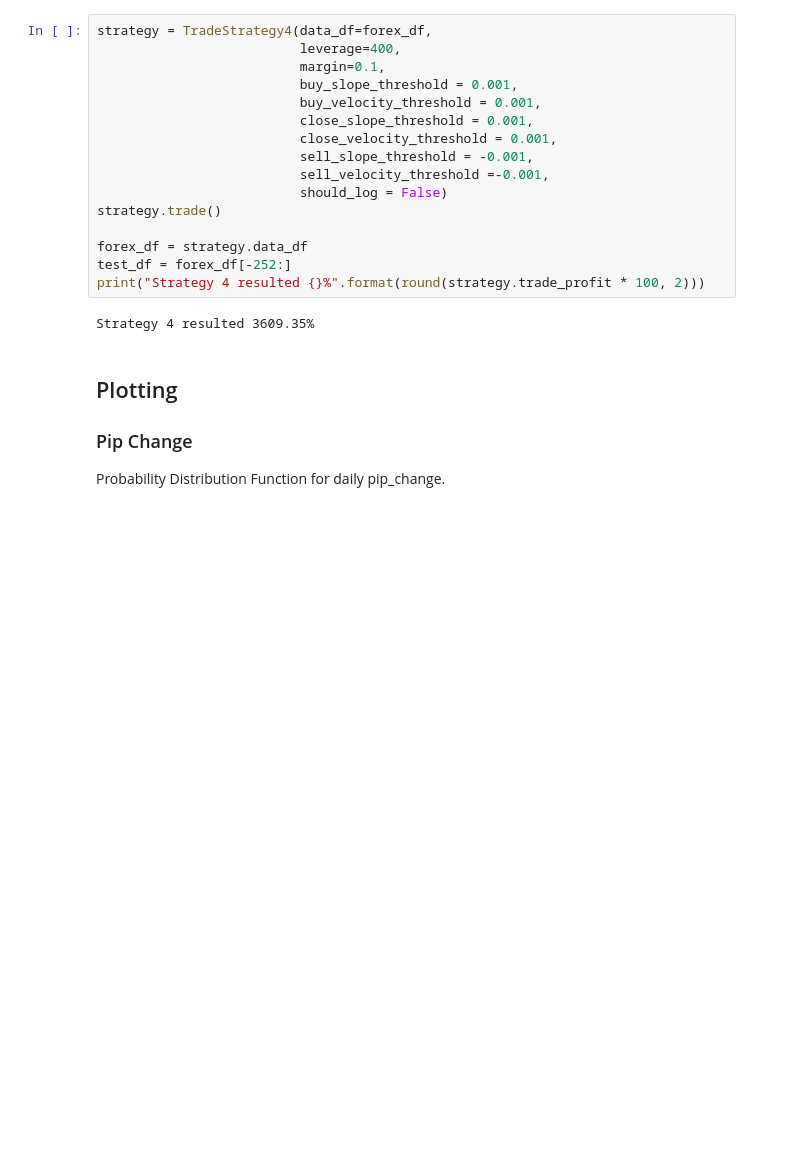
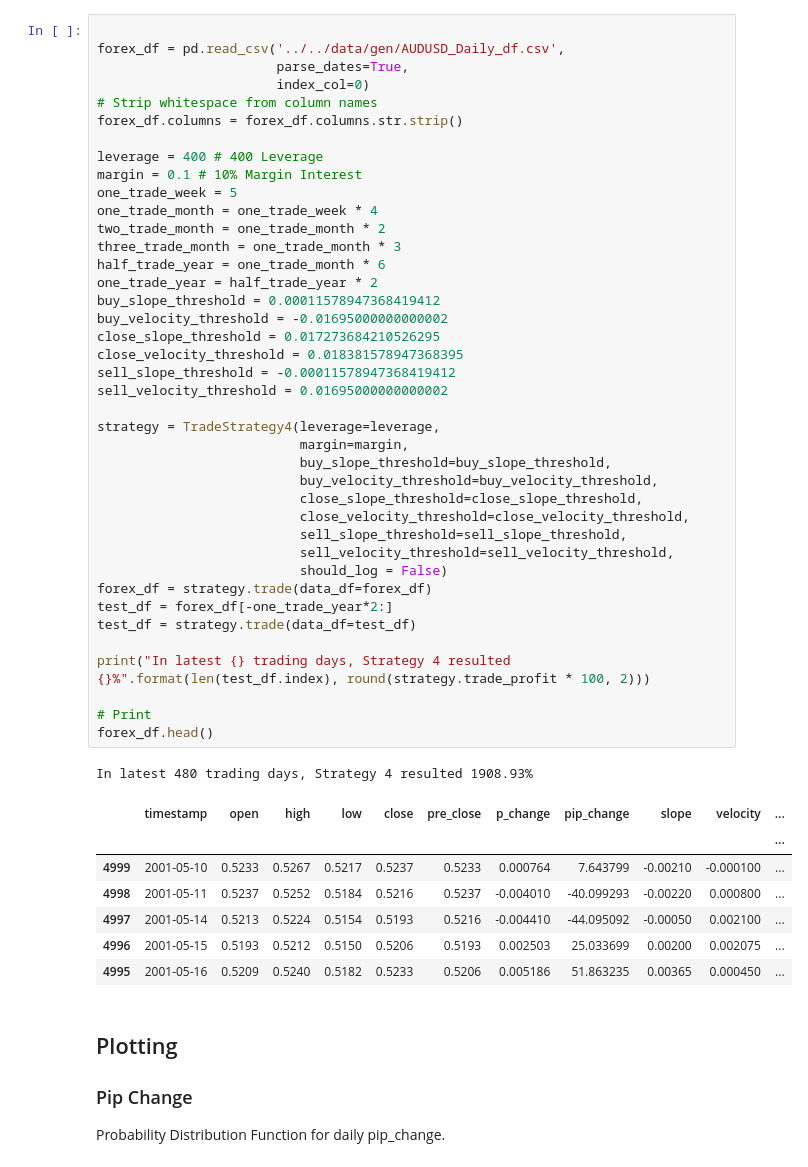
Before and after one commit to jacktator/QuantTrading_Py, a Jupyter notebook: alpha/strategies/strategy_4_pd.ipynb, the cells around one changed output. Cells and saved outputs as stored; diff of their text form; blank space fills up the shorter version.

```diff
--- a/alpha/strategies/strategy_4_pd.ipynb
+++ b/alpha/strategies/strategy_4_pd.ipynb
@@ -223,21 +191,52 @@ forex_df.head()
-# %%
-strategy = TradeStrategy4(data_df=forex_df,
-                          leverage=400,
-                          margin=0.1,
-                          buy_slope_threshold = 0.001,
-                          buy_velocity_threshold = 0.001,
-                          close_slope_threshold = 0.001,
-                          close_velocity_threshold = 0.001,
-                          sell_slope_threshold = -0.001,
-                          sell_velocity_threshold =-0.001,
-                          should_log = False)
-strategy.trade()
-
-forex_df = strategy.data_df
-test_df = forex_df[-252:]
-print("Strategy 4 resulted {}%".format(round(strategy.trade_profit * 100, 2)))
-# %% [output]
-Strategy 4 resulted 3609.35%
+# %%
+
+forex_df = pd.read_csv('../../data/gen/AUDUSD_Daily_df.csv',
+                       parse_dates=True,
+                       index_col=0)
+# Strip whitespace from column names
+forex_df.columns = forex_df.columns.str.strip()
+
+leverage = 400 # 400 Leverage
+margin = 0.1 # 10% Margin Interest
+one_trade_week = 5
+one_trade_month = one_trade_week * 4
+two_trade_month = one_trade_month * 2
+three_trade_month = one_trade_month * 3
+half_trade_year = one_trade_month * 6
+one_trade_year = half_trade_year * 2
+buy_slope_threshold = 0.00011578947368419412
+buy_velocity_threshold = -0.01695000000000002
+close_slope_threshold = 0.017273684210526295
+close_velocity_threshold = 0.018381578947368395
+sell_slope_threshold = -0.00011578947368419412
+sell_velocity_threshold = 0.01695000000000002
+
+strategy = TradeStrategy4(leverage=leverage,
+                          margin=margin,
+                          buy_slope_threshold=buy_slope_threshold,
+                          buy_velocity_threshold=buy_velocity_threshold,
+                          close_slope_threshold=close_slope_threshold,
+                          close_velocity_threshold=close_velocity_threshold,
+                          sell_slope_threshold=sell_slope_threshold,
+                          sell_velocity_threshold=sell_velocity_threshold,
+                          should_log = False)
+forex_df = strategy.trade(data_df=forex_df)
+test_df = forex_df[-one_trade_year*2:]
+test_df = strategy.trade(data_df=test_df)
+
+print("In latest {} trading days, Strategy 4 resulted {}%".format(len(test_df.index), round(strategy.trade_profit * 100, 2)))
+
+# Print
+forex_df.head()
+# %% [output]
+In latest 480 trading days, Strategy 4 resulted 1908.93%
+|  | timestamp | open | high | low | close | pre_close | p_change | pip_change | slope | velocity | ... |
+|  |  |  |  |  |  |  |  |  |  |  | ... |
+| 4999 | 2001-05-10 | 0.5233 | 0.5267 | 0.5217 | 0.5237 | 0.5233 | 0.000764 | 7.643799 | -0.00210 | -0.000100 | ... |
+| 4998 | 2001-05-11 | 0.5237 | 0.5252 | 0.5184 | 0.5216 | 0.5237 | -0.004010 | -40.099293 | -0.00220 | 0.000800 | ... |
+| 4997 | 2001-05-14 | 0.5213 | 0.5224 | 0.5154 | 0.5193 | 0.5216 | -0.004410 | -44.095092 | -0.00050 | 0.002100 | ... |
+| 4996 | 2001-05-15 | 0.5193 | 0.5212 | 0.5150 | 0.5206 | 0.5193 | 0.002503 | 25.033699 | 0.00200 | 0.002075 | ... |
+| 4995 | 2001-05-16 | 0.5209 | 0.5240 | 0.5182 | 0.5233 | 0.5206 | 0.005186 | 51.863235 | 0.00365 | 0.000450 | ... |
 # %% [markdown]
 
 ## Plotting
```
Also changed, not shown: parts of 5 cells of this notebook, 5 other files.
